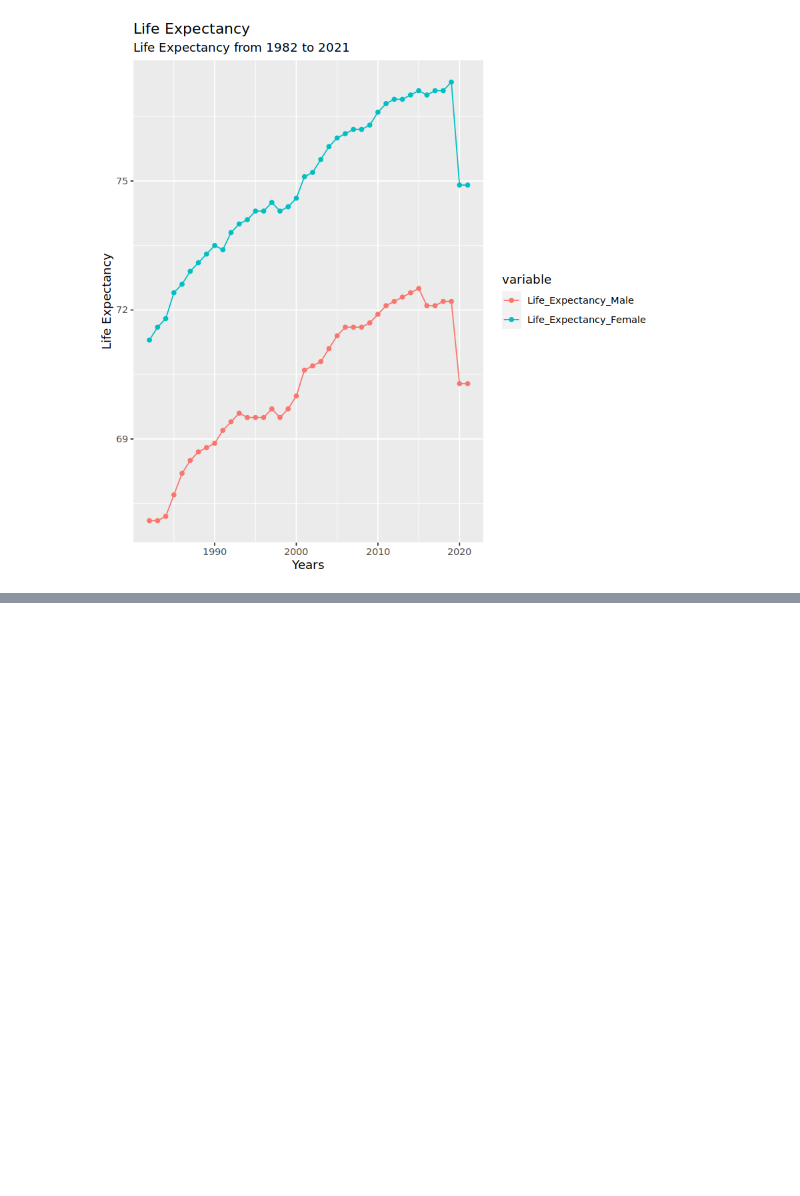
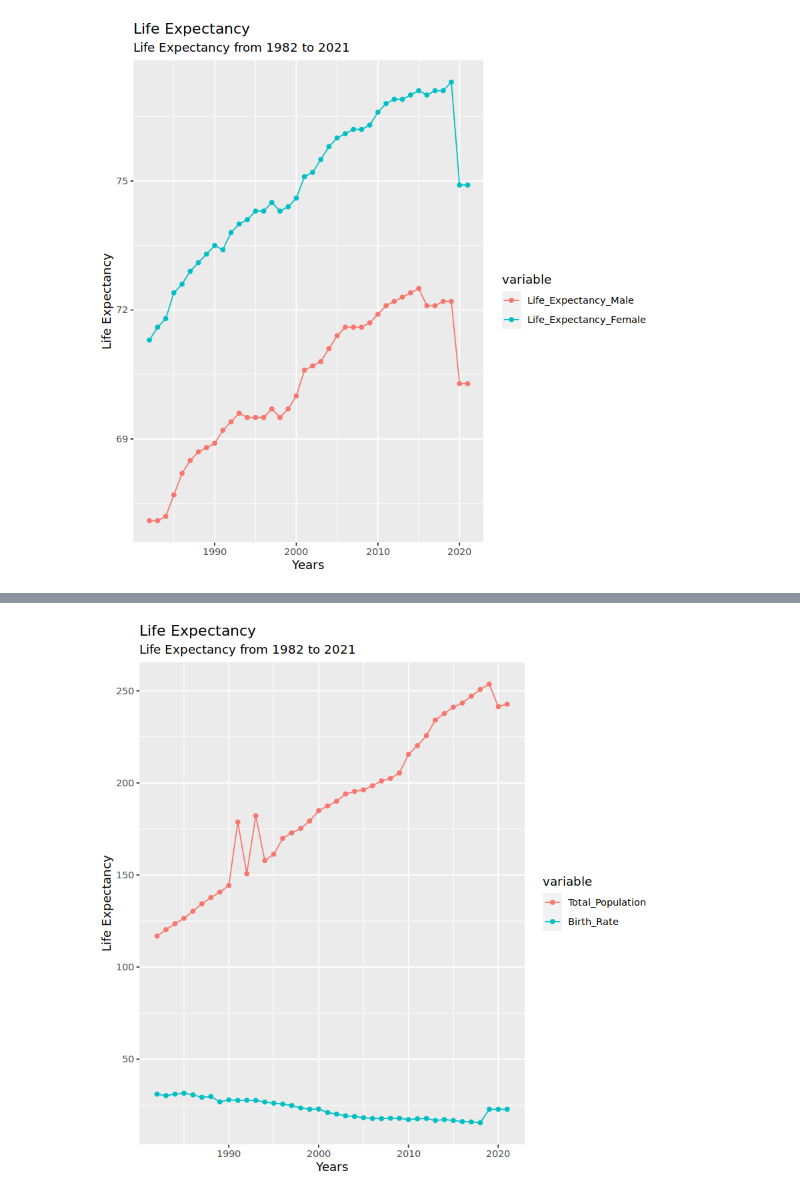
Before and after one commit to dannymirxa/Employement_and_Unemployment_Project, a Jupyter notebook: EDA.ipynb, the cells around one changed output, grey strips where cells are left out. Cells and saved outputs as stored; diff of their text form; code cells hidden in the pictures; blank space fills up the shorter version.

Commit message:
add more graphs

```diff
--- a/EDA.ipynb
+++ b/EDA.ipynb
@@ -422,3 +422,5 @@ ggplot(data = melt(data = cbind(Year = as.integer(rownames(df)), df) %>% select(
         labs(title = "Life Expectancy", subtitle = "Life Expectancy from 1982 to 2021", x = "Years", y = "Life Expectancy")
 # %% [output]
 [figure]
+# %%
+Total_Population = df['Age_0_to_14'] + df['Labour_Force_Age_15_to_59'] + df['Labour_Force_Age_60_to_64'] + df['Age_above_65']
@@ -424,0 +469,11 @@ ggplot(data = melt(data = cbind(Year = as.integer(rownames(df)), df) %>% select(
+# %%
+ggplot(data = melt(cbind(Year = as.integer(rownames(df)), Total_Population/100, df)[c("Year" , "Total_Population", "Birth_Rate")], , id.vars = "Year"),
+       mapping = aes(x = Year,
+                     y = value,
+                    colour = variable,
+                     group = variable)) +
+        geom_point() +
+        geom_line()+
+        labs(title = "Life Expectancy", subtitle = "Life Expectancy from 1982 to 2021", x = "Years", y = "Life Expectancy")
+# %% [output]
+[figure, added]
```
Also changed, not shown: parts of 6 cells of this notebook.
